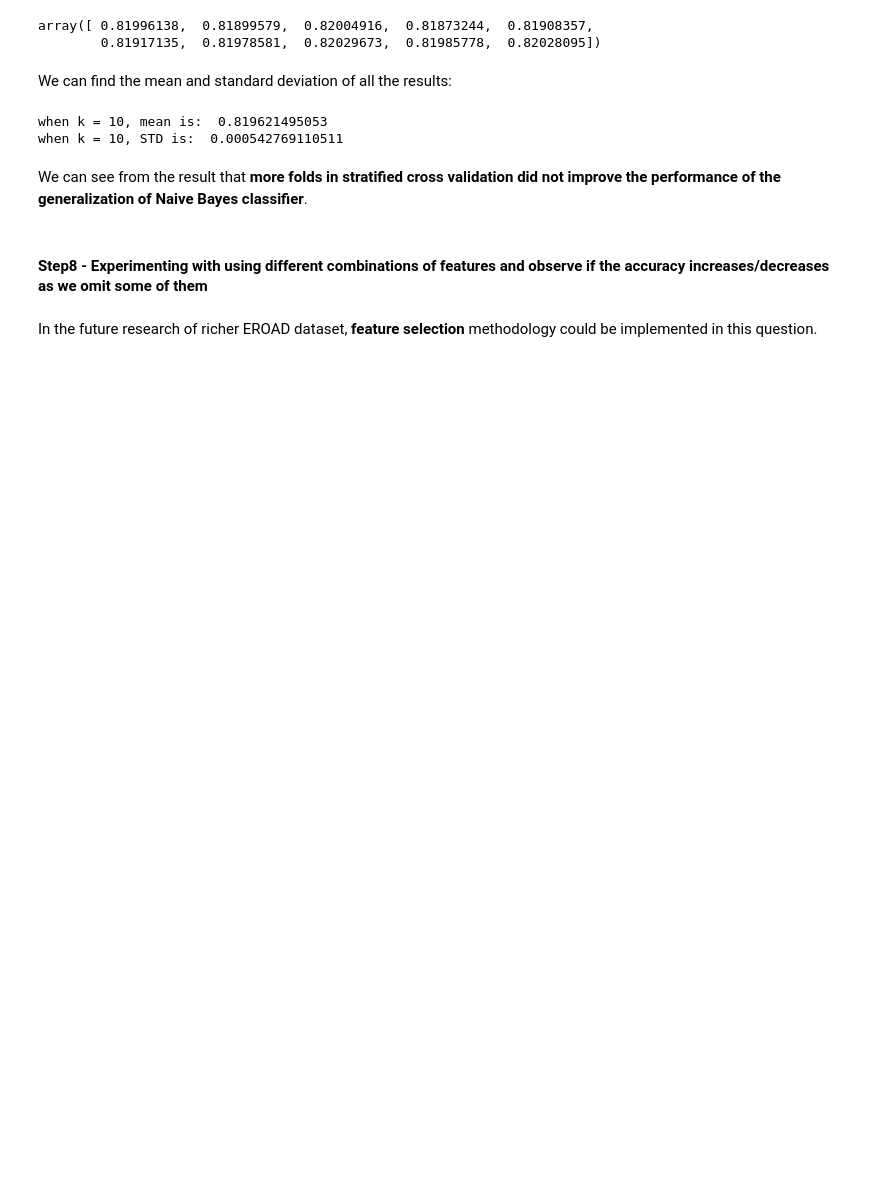
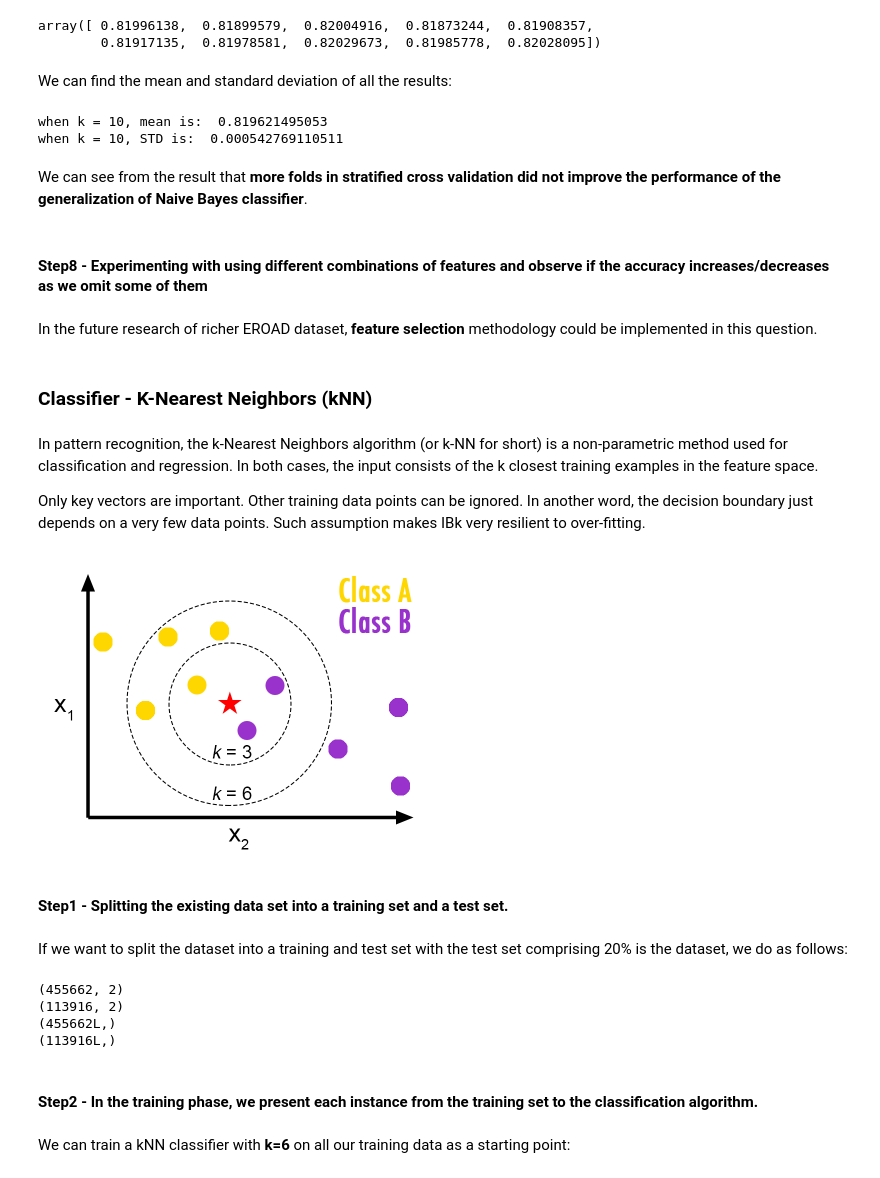
Before and after one commit to EROADdataAnalysis/EROAD, a Jupyter notebook: Supervised Learning_Q3_Predict_Bus_Or_Truck.ipynb, the cells around one changed output. Drawn from its saved outputs; the diff is of its cells as text; code cells hidden in the pictures; blank space fills up the shorter version.

```diff
--- a/Supervised Learning_Q3_Predict_Bus_Or_Truck.ipynb
+++ b/Supervised Learning_Q3_Predict_Bus_Or_Truck.ipynb
@@ -304,3 +308,35 @@ We can see from the result that **more folds in stratified cross validation did
 #### Step8 - Experimenting with using different combinations of features and observe if the accuracy increases/decreases as we omit some of them
 # %% [markdown]
 In the future research of richer EROAD dataset, **feature selection** methodology could be implemented in this question.
+# %% [markdown]
+### Classifier - K-Nearest Neighbors (kNN)
+# %% [markdown]
+In pattern recognition, the k-Nearest Neighbors algorithm (or k-NN for short) is a non-parametric method used for classification and regression. In both cases, the input consists of the k closest training examples in the feature space.
+
+Only key vectors are important. Other training data points can be ignored. In another word, the decision boundary just depends on a very few data points. Such assumption makes IBk very resilient to over-fitting.
+# %%
+Image('http://bdewilde.github.io/assets/images/2012-10-26-knn-concept.png',width=400, height=300)
+# %% [output]
+[figure, added]
+# %% [markdown]
+#### Step1 - Splitting the existing data set into a training set and a test set.
+# %% [markdown]
+If we want to split the dataset into a training and test set with the test set comprising 20% is the dataset, we do as follows:
+# %%
+# split into training and testing sets
+from sklearn.cross_validation import train_test_split
+X_train, X_test, y_train, y_test = train_test_split(df[['course_over_ground','speed_gps_kph']], df['vehicle_weight_type'], random_state=1, test_size=0.2)
+print X_train.shape
+print X_test.shape
+
+print y_train.shape
+print y_test.shape
+# %% [output]
+(455662, 2)
+(113916, 2)
+(455662L,)
+(113916L,)
+# %% [markdown]
+#### Step2 - In the training phase, we present each instance from the training set to the classification algorithm.
+# %% [markdown]
+We can train a kNN classifier with **k=6** on all our training data as a starting point:
```
Also changed, not shown: parts of 6 cells of this notebook.
